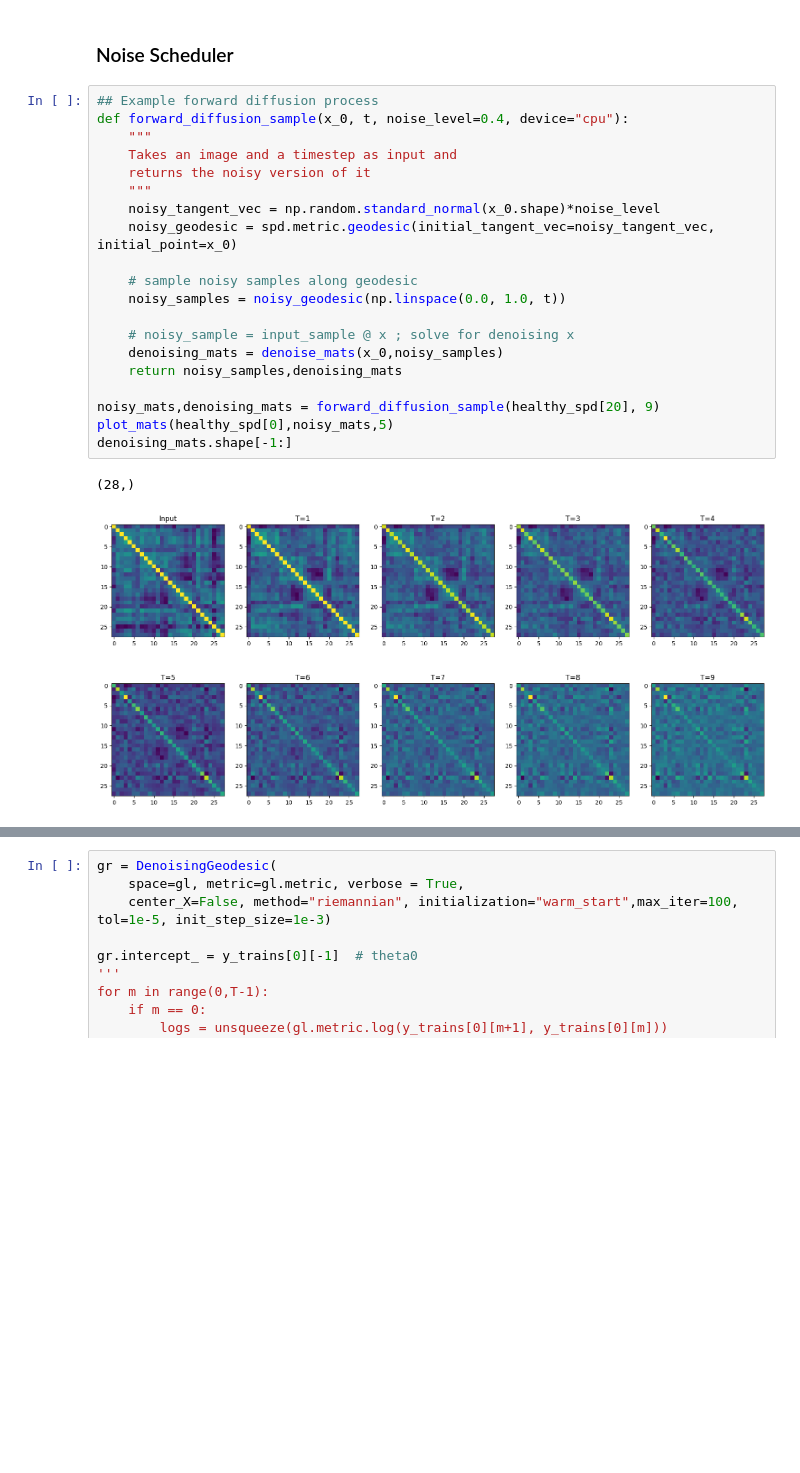
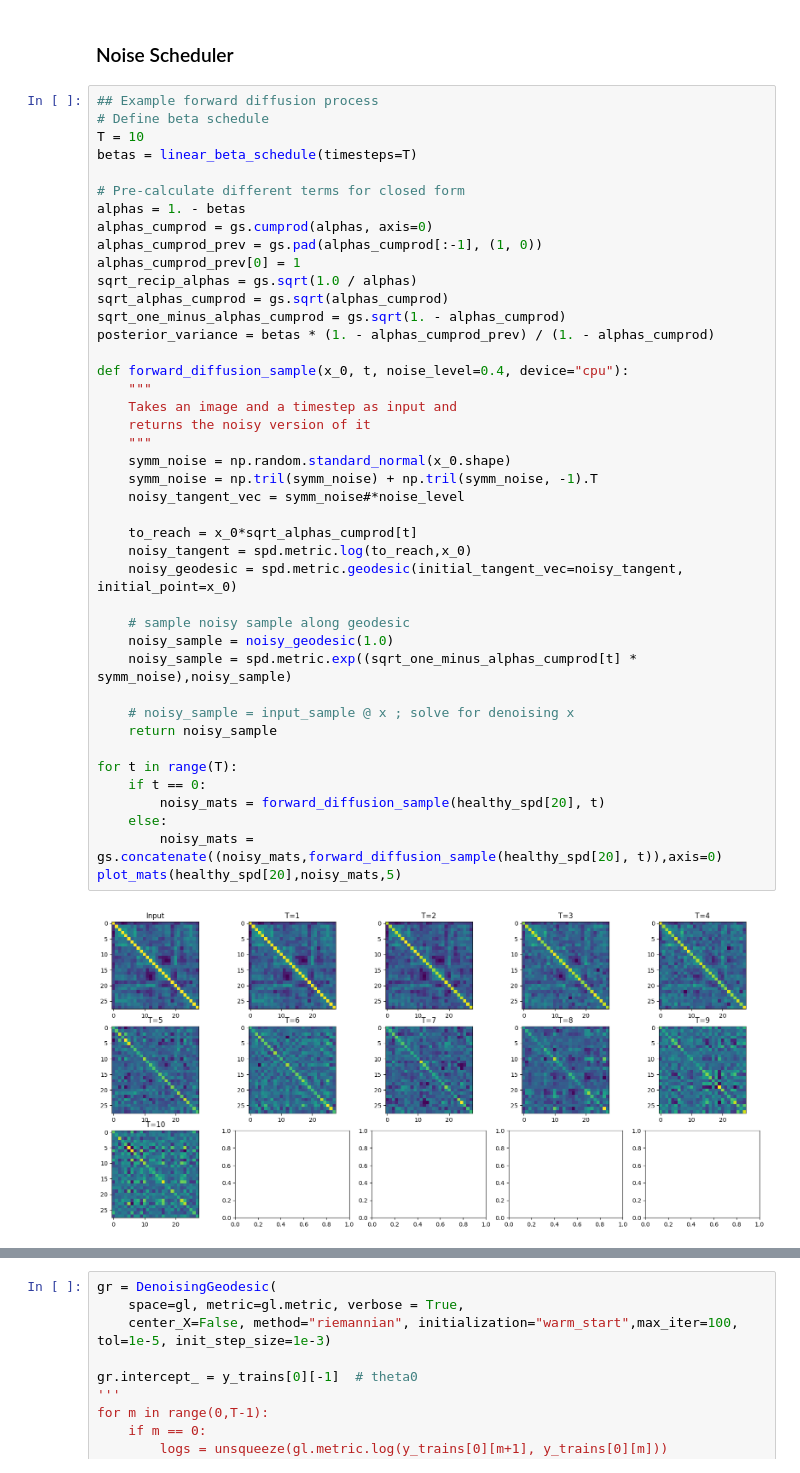
Before and after one commit to mariannearriola/dd-brain-shapes, a Jupyter notebook: shape_project.ipynb, the cells around one changed output, grey strips where cells are left out. Cells and saved outputs as stored; diff of their text form; blank space fills up the shorter version.

Commit message:
updated noise schedule to be on spd

```diff
--- a/shape_project.ipynb
+++ b/shape_project.ipynb
@@ -82,24 +82,45 @@ healthy_spd = spd.projection(healthy)
 ### Noise Scheduler
 # %%
 ## Example forward diffusion process
+# Define beta schedule
+T = 10
+betas = linear_beta_schedule(timesteps=T)
+
+# Pre-calculate different terms for closed form
+alphas = 1. - betas
+alphas_cumprod = gs.cumprod(alphas, axis=0)
+alphas_cumprod_prev = gs.pad(alphas_cumprod[:-1], (1, 0))
+alphas_cumprod_prev[0] = 1
+sqrt_recip_alphas = gs.sqrt(1.0 / alphas)
+sqrt_alphas_cumprod = gs.sqrt(alphas_cumprod)
+sqrt_one_minus_alphas_cumprod = gs.sqrt(1. - alphas_cumprod)
+posterior_variance = betas * (1. - alphas_cumprod_prev) / (1. - alphas_cumprod)
+
 def forward_diffusion_sample(x_0, t, noise_level=0.4, device="cpu"):
     """
     Takes an image and a timestep as input and
     returns the noisy version of it
     """
-    noisy_tangent_vec = np.random.standard_normal(x_0.shape)*noise_level
-    noisy_geodesic = spd.metric.geodesic(initial_tangent_vec=noisy_tangent_vec, initial_point=x_0)
+    symm_noise = np.random.standard_normal(x_0.shape)
+    symm_noise = np.tril(symm_noise) + np.tril(symm_noise, -1).T
+    noisy_tangent_vec = symm_noise#*noise_level
 
-    # sample noisy samples along geodesic
-    noisy_samples = noisy_geodesic(np.linspace(0.0, 1.0, t))
+    to_reach = x_0*sqrt_alphas_cumprod[t]
+    noisy_tangent = spd.metric.log(to_reach,x_0)
+    noisy_geodesic = spd.metric.geodesic(initial_tangent_vec=noisy_tangent, initial_point=x_0)
+
+    # sample noisy sample along geodesic
+    noisy_sample = noisy_geodesic(1.0)
+    noisy_sample = spd.metric.exp((sqrt_one_minus_alphas_cumprod[t] * symm_noise),noisy_sample)
 
     # noisy_sample = input_sample @ x ; solve for denoising x
-    denoising_mats = denoise_mats(x_0,noisy_samples)
-    return noisy_samples,denoising_mats
+    return noisy_sample
 
-noisy_mats,denoising_mats = forward_diffusion_sample(healthy_spd[20], 9)
-plot_mats(healthy_spd[0],noisy_mats,5)
-denoising_mats.shape[-1:]
+for t in range(T):
+    if t == 0:
+        noisy_mats = forward_diffusion_sample(healthy_spd[20], t)
+    else:
+        noisy_mats = gs.concatenate((noisy_mats,forward_diffusion_sample(healthy_spd[20], t)),axis=0)
+plot_mats(healthy_spd[20],noisy_mats,5)
 # %% [output]
-(28,)
-[figure, old version]
+[figure, new version]
```
Also changed, not shown: parts of 3 cells of this notebook.
